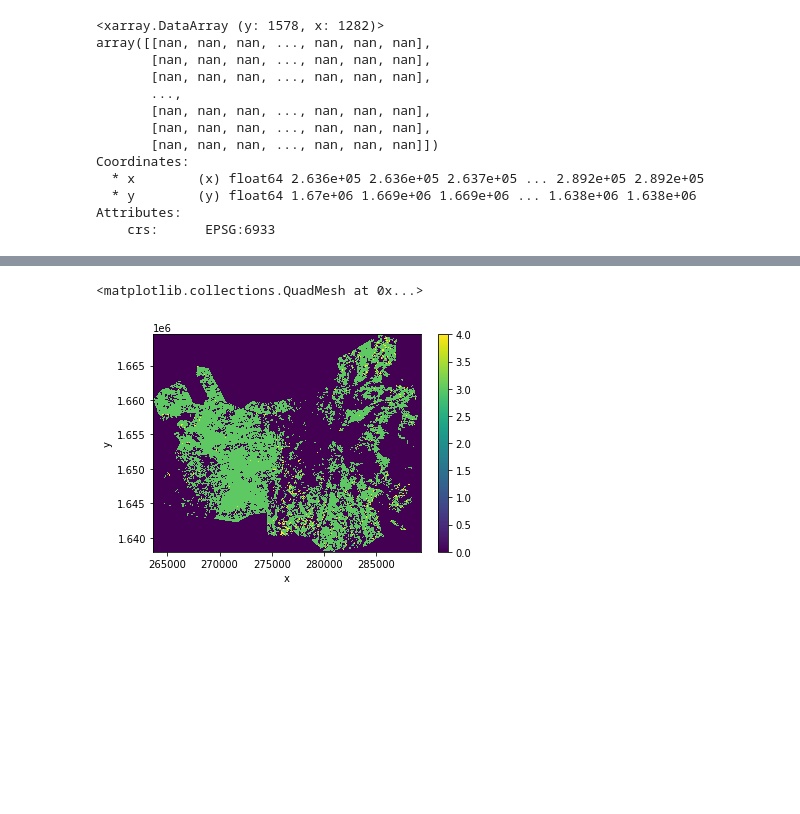
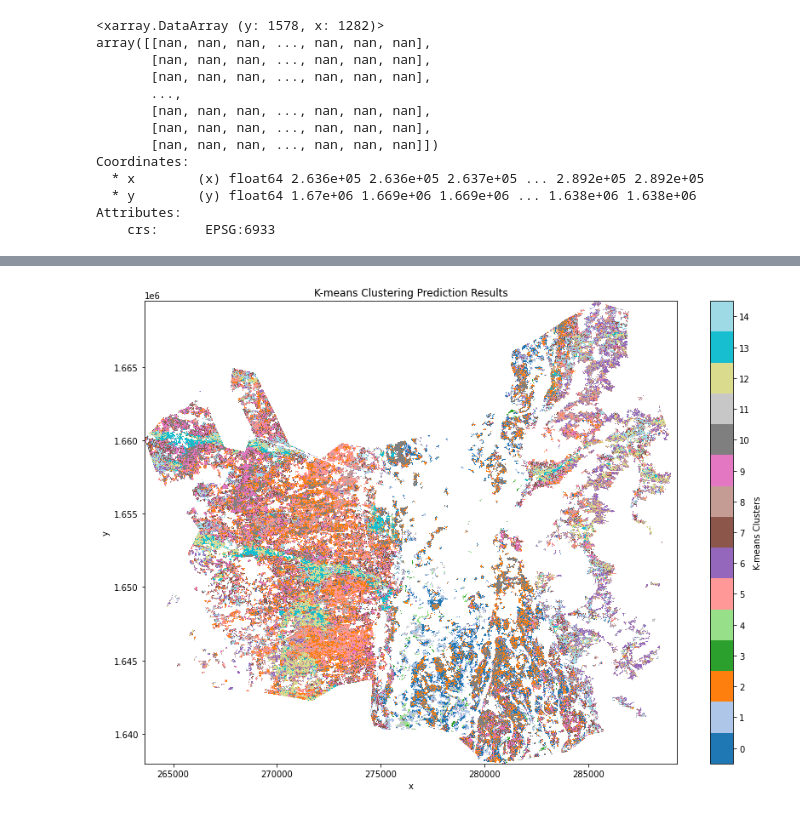
Before and after one commit to tylere/deafrica-sandbox-notebooks, a Jupyter notebook: Use_cases/NDVI_profiles/03_reclassify_unsupervised_map_NDVI_classes.ipynb, the cells around one changed output, grey strips where cells are left out. Cells and saved outputs as stored; diff of their text form; code cells hidden in the pictures; blank space fills up the shorter version.

```diff
--- a/Use_cases/NDVI_profiles/03_reclassify_unsupervised_map_NDVI_classes.ipynb
+++ b/Use_cases/NDVI_profiles/03_reclassify_unsupervised_map_NDVI_classes.ipynb
@@ -59,10 +61,0 @@ This will demonstrate how the analysis works and provide meaningful results.
-# %%
-files = glob.glob(ndvi_groups_fn)
-
-groups = {}
-
-for i, file in enumerate(files):
-    with open(file, "rb") as f:
-        groups[i] = pickle.load(f)
-
-print(groups)
@@ -165,5 +146,17 @@ for mask in mask_list[1:]:
-# %%
-grouped_classes_xr.plot()
-# %% [output]
-<matplotlib.collections.QuadMesh at 0x...>
-[figure, removed]
+# %%
+## Plot the predicted results.
+# Create a list of labels to use for your legend.
+classes_present = [x for x in list(np.unique(predicted)) if np.isnan(x) == False]
+
+# Create a colormap.
+cmap = plt.cm.get_cmap("tab20", len(classes_present))
+class_bins = list(np.arange(np.min(classes_present)-0.5 , np.max(classes_present)+1+0.5, 1))
+norm = mpl.colors.BoundaryNorm(class_bins, len(classes_present))
+
+fig, ax = plt.subplots(figsize=(14,10))
+im = predicted.plot.imshow(cmap=cmap, norm=norm, add_colorbar=False, ax=ax)
+cbar=plt.colorbar(im, label='K-means Clusters')
+cbar.set_ticks(classes_present)
+plt.title("K-means Clustering Prediction Results");
+# %% [output]
+[figure, added]
```
Also changed, not shown: parts of 29 cells of this notebook.
